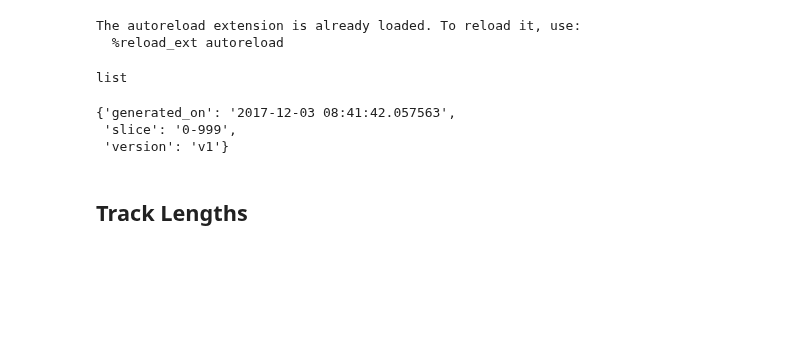
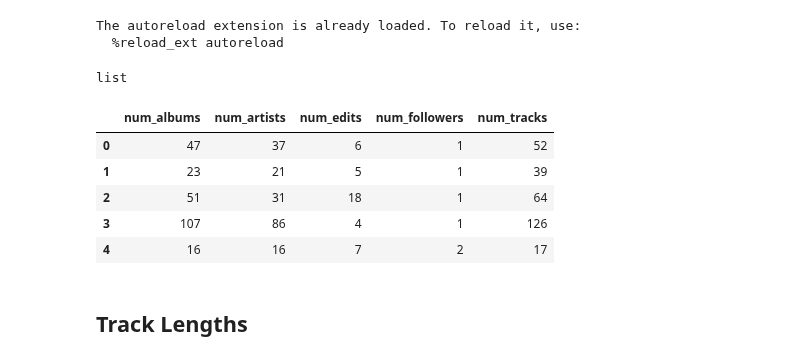
Before and after one commit to adamkhazi/one-million-playlists, a Jupyter notebook: exploration/basic.ipynb, the cells around one changed output. Cells and saved outputs as stored; diff of their text form; code cells hidden in the pictures; blank space fills up the shorter version.

```diff
--- a/exploration/basic.ipynb
+++ b/exploration/basic.ipynb
@@ -29,9 +31,3 @@ playlistData = d.load(100)
 type(playlistData)
 # %% [output]
 list
-# %%
-data['info']
-# %% [output]
-{'generated_on': '2017-12-03 08:41:42.057563',
- 'slice': '0-999',
- 'version': 'v1'}
@@ -38,3 +47,12 @@ data['info']
+# %%
+playlistDataDF.head()
+# %% [output]
+|  | num_albums | num_artists | num_edits | num_followers | num_tracks |
+| 0 | 47 | 37 | 6 | 1 | 52 |
+| 1 | 23 | 21 | 5 | 1 | 39 |
+| 2 | 51 | 31 | 18 | 1 | 64 |
+| 3 | 107 | 86 | 4 | 1 | 126 |
+| 4 | 16 | 16 | 7 | 2 | 17 |
 # %% [markdown]
 ## Track Lengths
 # %%
```
Also changed, not shown: parts of 20 cells of this notebook.
